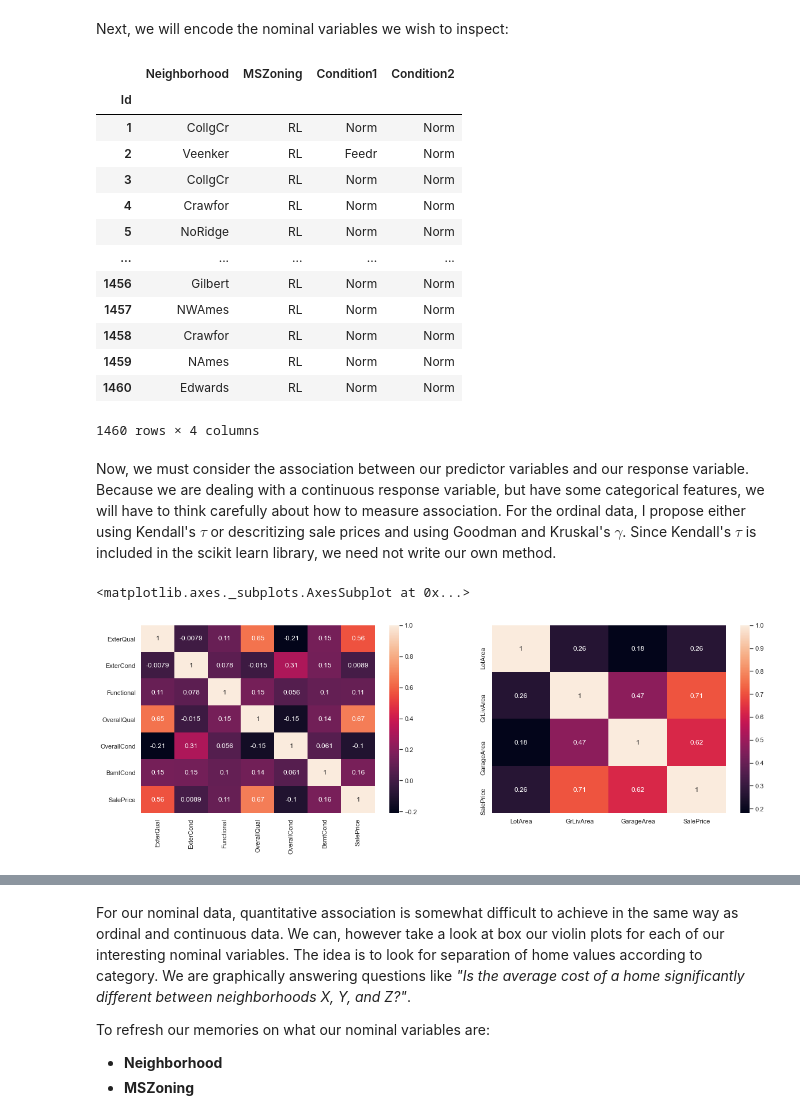
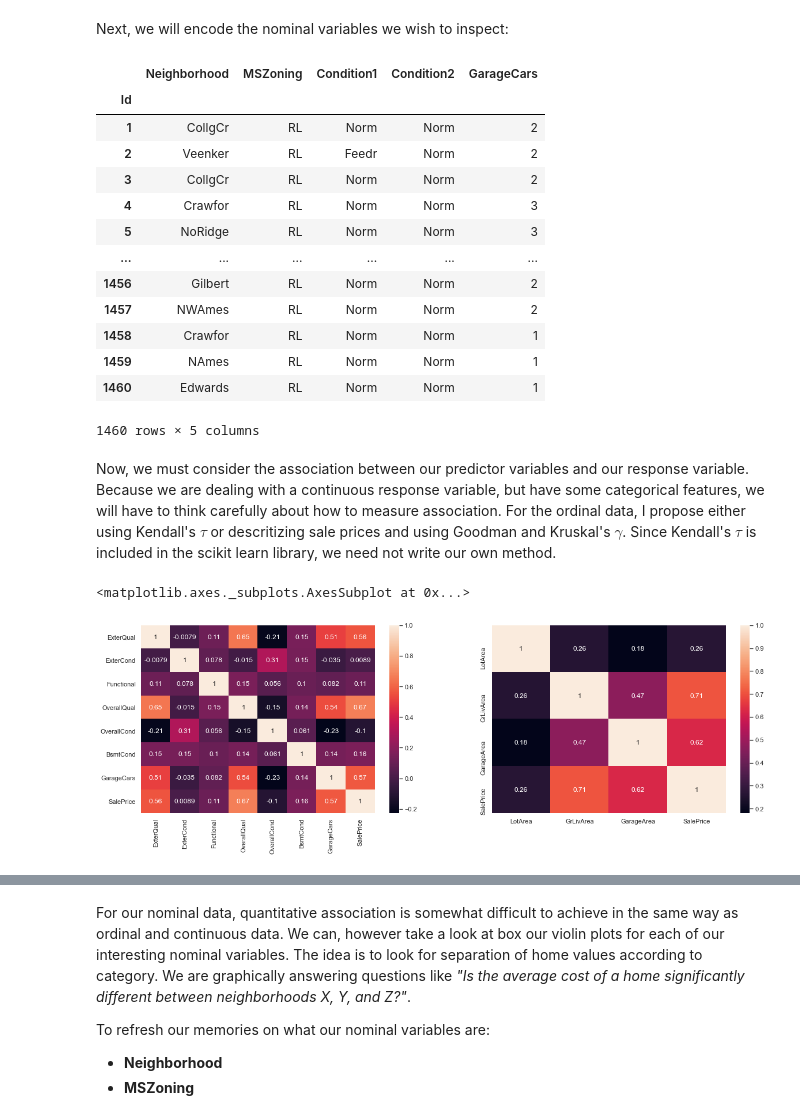
Before and after one commit to wcneill/kaggle, a Jupyter notebook: house prices/sales.ipynb, the cells around one changed output, grey strips where cells are left out. Cells and saved outputs as stored; diff of their text form; code cells hidden in the pictures.

```diff
--- a/house prices/sales.ipynb
+++ b/house prices/sales.ipynb
@@ -29,7 +29,7 @@ viz_dict = {
     'axes.labelsize':16,
 }
 sns.set_context("notebook", rc=viz_dict)
-sns.set_style("whitegrid")
+sns.set_style("darkgrid")
 # %%
 train_df = pd.read_csv('data/train.csv', index_col='Id')
 train_df.head()
@@ -81,8 +83,8 @@ Also notice the two outliers, homes with relatively large square footage, plus h
 Next we will run through some of the other most intuitive predictors of home sale prices, looking for correlation to our response variable (sale price). We will use both standard univariate correlation now, and later post-hoc residual plots to test our assumptions of linearity. In order to perform statistical modeling, we need to convert our categorical data to numbers first. The variables I believe intuitively add to sale prices are:
 # %%
 # a selection of variables that I expect to add to home value and/or curbside appeal, by variable type
-exp_ordinal = ['ExterQual', 'ExterCond', 'Functional', 'OverallQual', 'OverallCond', 'BsmtCond']
-exp_nominal = ['Neighborhood', 'MSZoning', 'Condition1', 'Condition2']
+exp_ordinal = ['ExterQual', 'ExterCond', 'Functional', 'OverallQual', 'OverallCond', 'BsmtCond', 'GarageCars']
+exp_nominal = ['Neighborhood', 'MSZoning', 'Condition1', 'Condition2', 'GarageCars']
 exp_contin  = ['LotArea', 'GrLivArea', 'GarageArea']
 # %% [markdown]
 Almost all "Quality and Condition" variables share the same letter code scheme in the data:
@@ -140,33 +142,33 @@ Next, we will encode the nominal variables we wish to inspect:
 # %%
 train_df[exp_nominal]
 # %% [output]
-|  | Neighborhood | MSZoning | Condition1 | Condition2 |
-| Id |  |  |  |  |
-| 1 | CollgCr | RL | Norm | Norm |
-| 2 | Veenker | RL | Feedr | Norm |
-| 3 | CollgCr | RL | Norm | Norm |
-| 4 | Crawfor | RL | Norm | Norm |
-| 5 | NoRidge | RL | Norm | Norm |
-| ... | ... | ... | ... | ... |
-| 1456 | Gilbert | RL | Norm | Norm |
-| 1457 | NWAmes | RL | Norm | Norm |
-| 1458 | Crawfor | RL | Norm | Norm |
-| 1459 | NAmes | RL | Norm | Norm |
-| 1460 | Edwards | RL | Norm | Norm |
+|  | Neighborhood | MSZoning | Condition1 | Condition2 | GarageCars |
+| Id |  |  |  |  |  |
+| 1 | CollgCr | RL | Norm | Norm | 2 |
+| 2 | Veenker | RL | Feedr | Norm | 2 |
+| 3 | CollgCr | RL | Norm | Norm | 2 |
+| 4 | Crawfor | RL | Norm | Norm | 3 |
+| 5 | NoRidge | RL | Norm | Norm | 3 |
+| ... | ... | ... | ... | ... | ... |
+| 1456 | Gilbert | RL | Norm | Norm | 2 |
+| 1457 | NWAmes | RL | Norm | Norm | 2 |
+| 1458 | Crawfor | RL | Norm | Norm | 1 |
+| 1459 | NAmes | RL | Norm | Norm | 1 |
+| 1460 | Edwards | RL | Norm | Norm | 1 |
-1460 rows × 4 columns
+1460 rows × 5 columns
 # %%
 # for var in exp_nominal:
 #     train_df[var], _ = pd.factorize(train_df[var])
 # %% [markdown]
 Now, we must consider the association between our predictor variables and our response variable. Because we are dealing with a continuous response variable, but have some categorical features, we will have to think carefully about how to measure association. For the ordinal data, I propose either using Kendall's $\tau$ or descritizing sale prices and using Goodman and Kruskal's $\gamma$. Since Kendall's $\tau$ is included in the scikit learn library, we need not write our own method.
 # %%
-exp_ordinal.append('SalePrice'),
-exp_contin.append('SalePrice')
+# exp_ordinal.append('SalePrice'),
+# exp_contin.append('SalePrice')
 # %%
 fig, axes = plt.subplots(1, 2, figsize=(20,6))
 
-sns.heatmap(train_df[exp_ordinal].corr(method='kendall'), annot=True, ax=axes[0])
-sns.heatmap(train_df[exp_contin].corr(), annot=True, ax=axes[1])
+sns.heatmap(train_df[exp_ordinal+['SalePrice']].corr(method='kendall'), annot=True, ax=axes[0])
+sns.heatmap(train_df[exp_contin+['SalePrice']].corr(), annot=True, ax=axes[1])
 # %% [output]
 <matplotlib.axes._subplots.AxesSubplot at 0x...>
-[figure, old version]
+[figure, new version]
```
Also changed, not shown: parts of 7 cells of this notebook.
